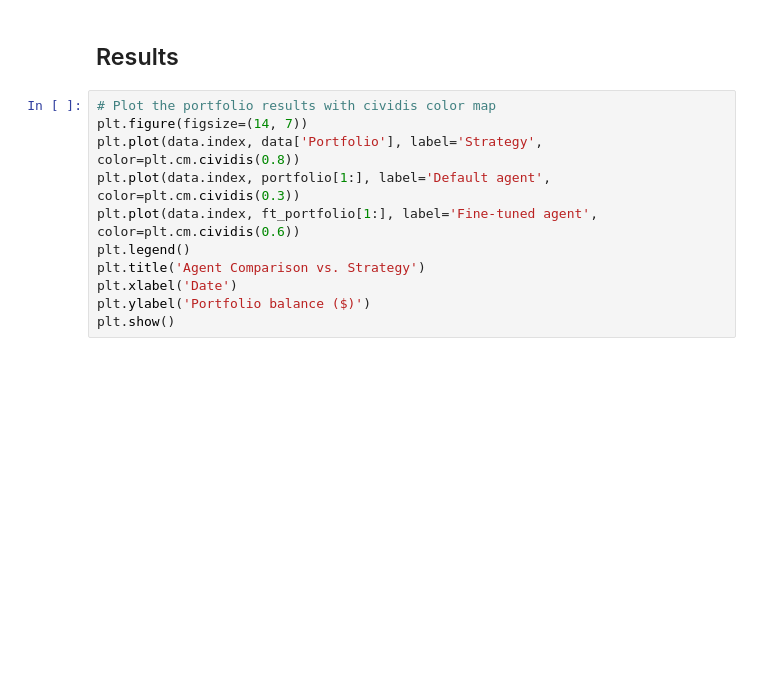
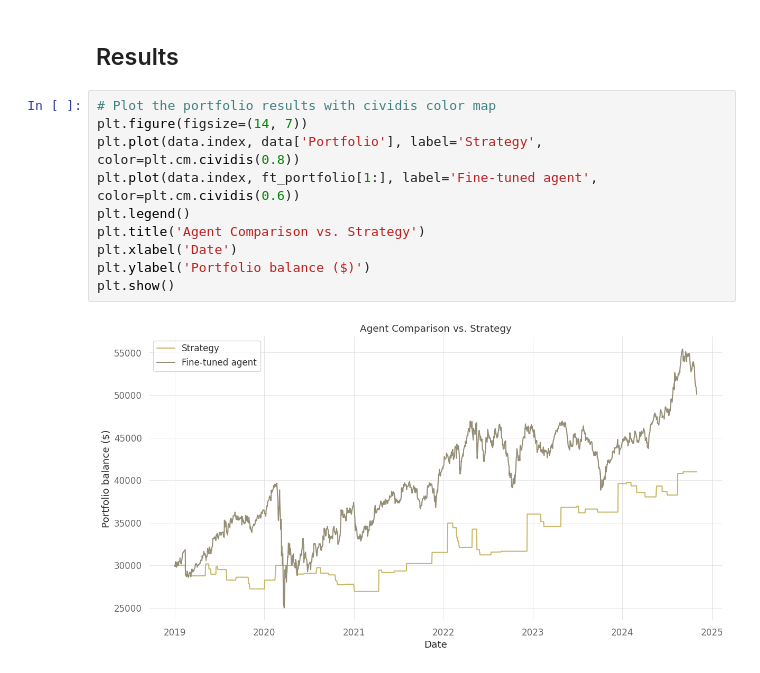
Before and after one commit to Xoutoz/stock-trading-agent-model, a Jupyter notebook: project.ipynb, the cells around one changed output. Cells and saved outputs as stored; diff of their text form; blank space fills up the shorter version.

```diff
--- a/project.ipynb
+++ b/project.ipynb
@@ -155,11 +238,12 @@ ft_total_reward, ft_portfolio, ft_trades = fine_tuned_agent.learn(initial_invest
 # %%
 # Plot the portfolio results with cividis color map
 plt.figure(figsize=(14, 7))
 plt.plot(data.index, data['Portfolio'], label='Strategy', color=plt.cm.cividis(0.8))
-plt.plot(data.index, portfolio[1:], label='Default agent', color=plt.cm.cividis(0.3))
 plt.plot(data.index, ft_portfolio[1:], label='Fine-tuned agent', color=plt.cm.cividis(0.6))
 plt.legend()
 plt.title('Agent Comparison vs. Strategy')
 plt.xlabel('Date')
 plt.ylabel('Portfolio balance ($)')
 plt.show()
+# %% [output]
+[figure, added]
```
Also changed, not shown: parts of 9 cells of this notebook.
